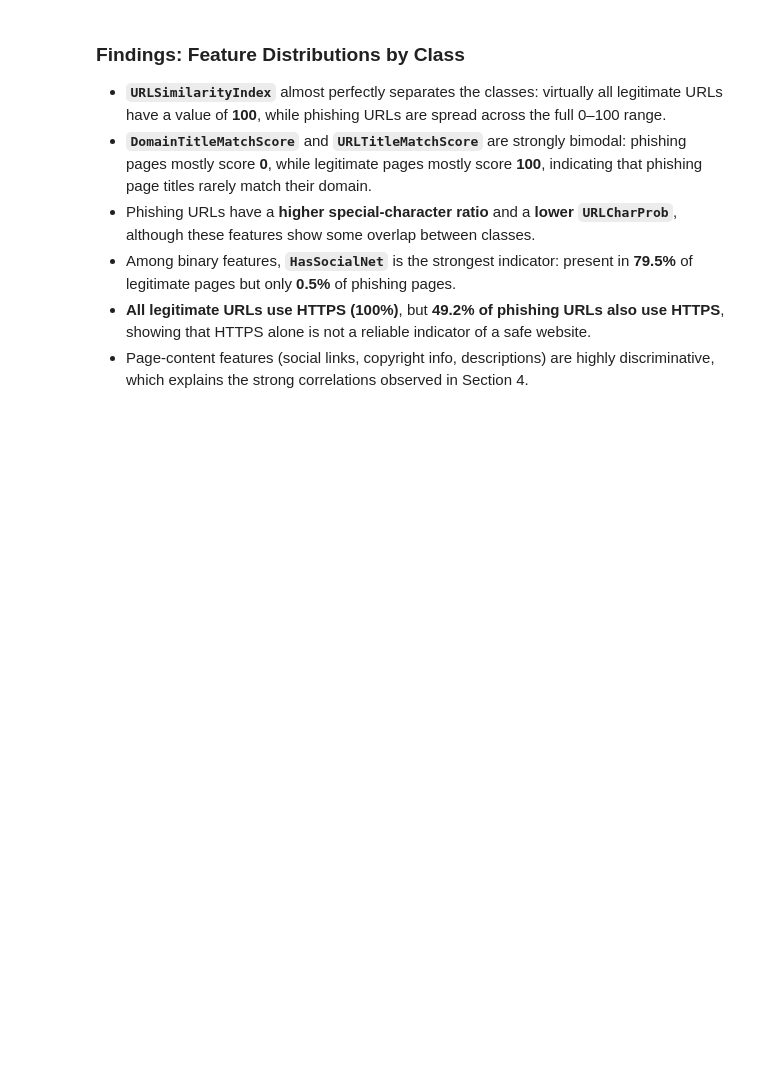
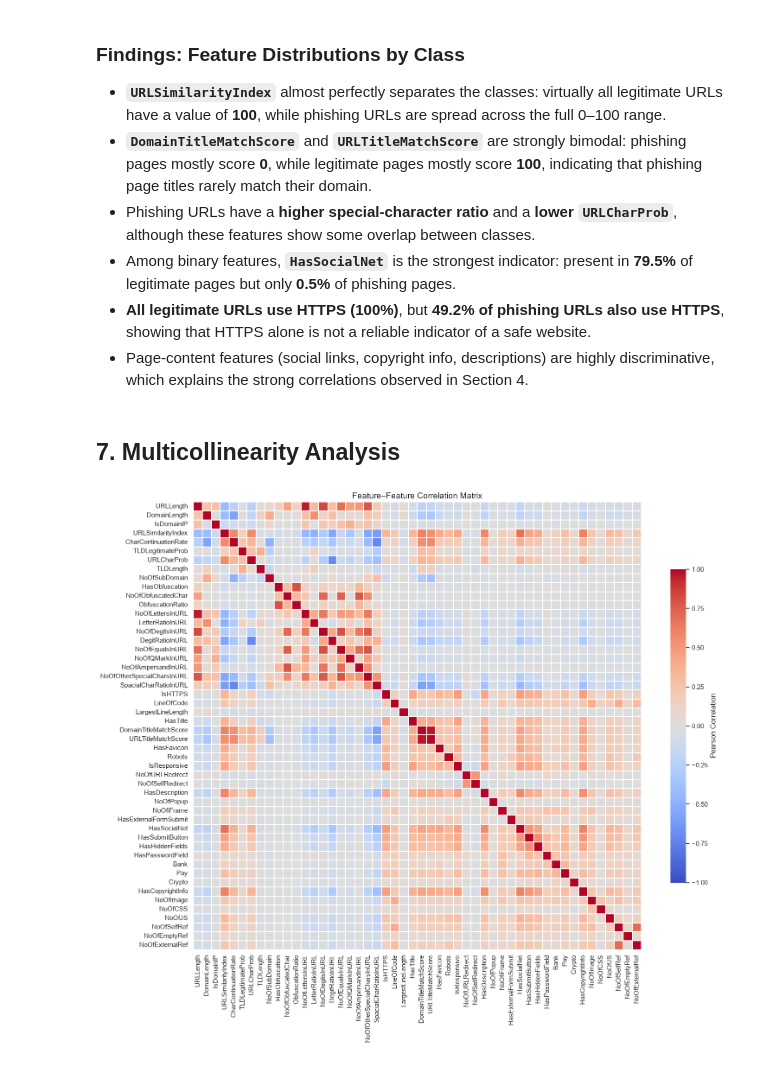
Before and after one commit to imansharinda-ux/DetectIt-ml, a Jupyter notebook: notebooks/01_eda.ipynb, the cells around one changed output. Drawn from its saved outputs; the diff is of its cells as text; code cells hidden in the pictures; blank space fills up the shorter version.

Commit message:
feat: add multicollinearity analysis and identify redundant features in EDA

```diff
--- a/notebooks/01_eda.ipynb
+++ b/notebooks/01_eda.ipynb
@@ -321,3 +323,16 @@ plt.show()
 - Among binary features, **`HasSocialNet`** is the strongest indicator: present in **79.5%** of legitimate pages but only **0.5%** of phishing pages.
 - **All legitimate URLs use HTTPS (100%)**, but **49.2% of phishing URLs also use HTTPS**, showing that HTTPS alone is not a reliable indicator of a safe website.
 - Page-content features (social links, copyright info, descriptions) are highly discriminative, which explains the strong correlations observed in Section 4.
+# %% [markdown]
+## 7. Multicollinearity Analysis
+# %%
+corr_matrix = df[numeric_cols].corr()
+
+fig, ax = plt.subplots(figsize=(16, 13))
+sns.heatmap(corr_matrix, cmap="coolwarm", center=0, vmin=-1, vmax=1, square=True, linewidths=0.3, cbar_kws={"shrink": 0.7, "label": "Pearson Correlation"}, ax=ax)
+ax.set_title("Feature–Feature Correlation Matrix", fontsize=14)
+fig.tight_layout()
+fig.savefig(RESULTS_DIR / "correlation_heatmap.png", dpi=300)
+plt.show()
+# %% [output]
+[figure, added]
```
Also changed, not shown: parts of 4 cells of this notebook, 1 other file.
